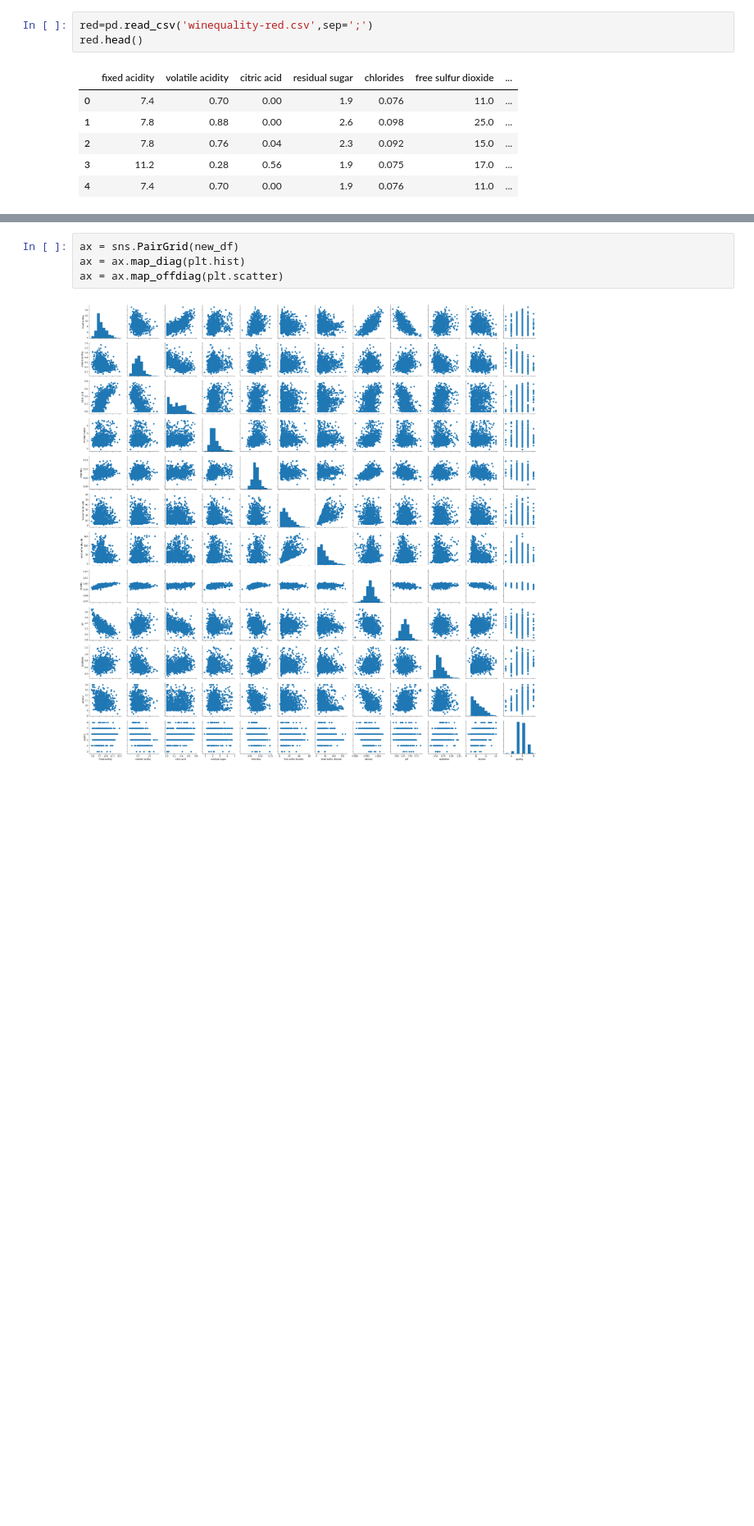
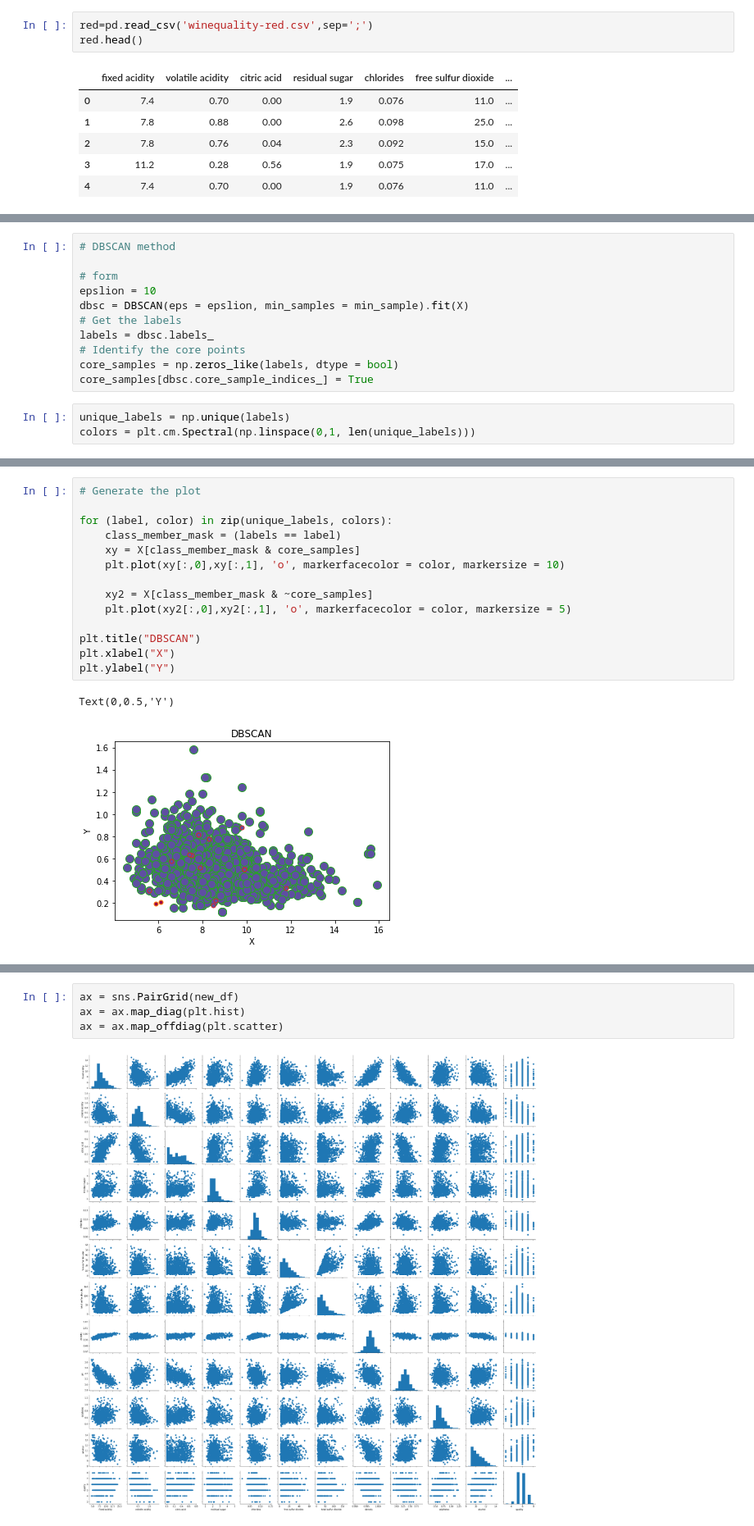
Before and after one commit to EffyFang/DataMining, a Jupyter notebook: winequality/Project_remove_outliers_Kai.ipynb, the cells around one changed output, grey strips where cells are left out. Shown at 82% size. Drawn from its saved outputs; the diff is of its cells as text; blank space fills up the shorter version.

```diff
--- a/winequality/Project_remove_outliers_Kai.ipynb
+++ b/winequality/Project_remove_outliers_Kai.ipynb
@@ -43,0 +75,14 @@ new_df = red.drop(Outliers_to_drop, axis = 0).reset_index(drop=True)
+# %%
+# DBSCAN method
+
+# form
+epslion = 10
+dbsc = DBSCAN(eps = epslion, min_samples = min_sample).fit(X)
+# Get the labels
+labels = dbsc.labels_
+# Identify the core points
+core_samples = np.zeros_like(labels, dtype = bool)
+core_samples[dbsc.core_sample_indices_] = True
+# %%
+unique_labels = np.unique(labels)
+colors = plt.cm.Spectral(np.linspace(0,1, len(unique_labels)))
@@ -43,0 +93,17 @@ new_df = red.drop(Outliers_to_drop, axis = 0).reset_index(drop=True)
+# %%
+# Generate the plot
+
+for (label, color) in zip(unique_labels, colors):
+    class_member_mask = (labels == label)
+    xy = X[class_member_mask & core_samples]
+    plt.plot(xy[:,0],xy[:,1], 'o', markerfacecolor = color, markersize = 10)
+
+    xy2 = X[class_member_mask & ~core_samples]
+    plt.plot(xy2[:,0],xy2[:,1], 'o', markerfacecolor = color, markersize = 5)
+
+plt.title("DBSCAN")
+plt.xlabel("X")
+plt.ylabel("Y")
+# %% [output]
+Text(0,0.5,'Y')
+[figure, added]
```
Also changed, not shown: parts of 14 cells of this notebook.
